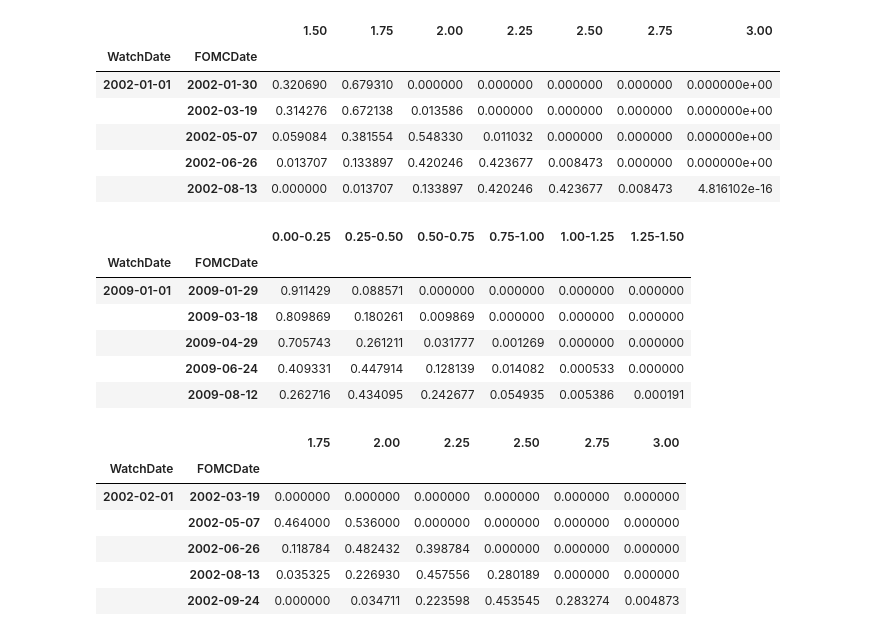
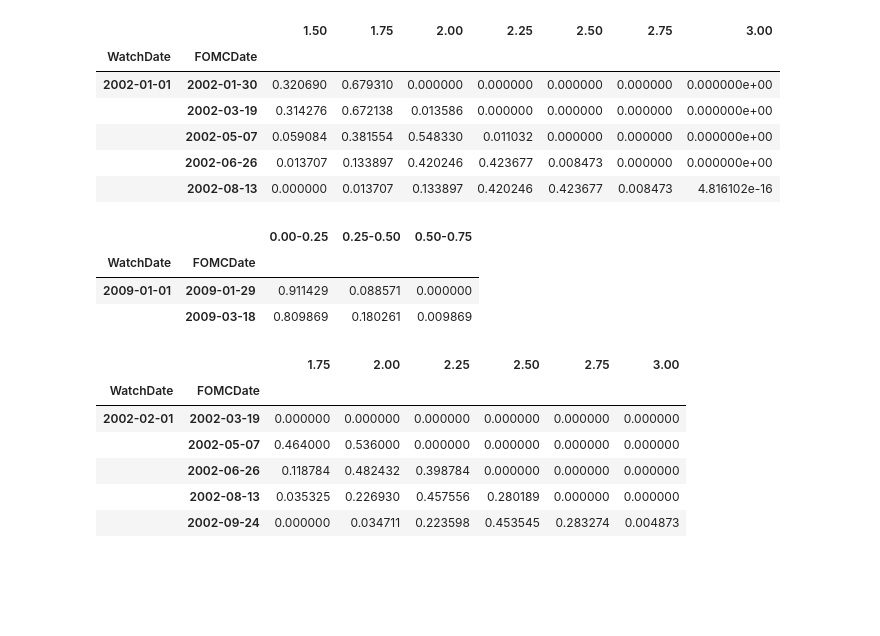
Before and after one commit to baksben/pyfedwatch, a Jupyter notebook: notebooks/Ben's_copy.ipynb, the cells around one changed output. Cells and saved outputs as stored; diff of their text form; code cells hidden in the pictures; blank space fills up the shorter version.

```diff
--- a/notebooks/Ben's_copy.ipynb
+++ b/notebooks/Ben's_copy.ipynb
@@ -314,20 +314,17 @@ t3
 # %%
 # Calculate rate expectations
 fedwatch = fw.fedwatch.FedWatch(watch_date = '2009-01-01',
                                 fomc_dates = fomc_dates_2,
-                                num_upcoming = 5,
+                                num_upcoming = 2,
                                 user_func = read_price_history,
                                 path = r'C:\Users\Asus\Documents\GitHub\pyfedwatch\data\contracts')
 t1 = fedwatch.generate_hike_info(rate_cols=True)
 t1
 # %% [output]
-|  |  | 0.00-0.25 | 0.25-0.50 | 0.50-0.75 | 0.75-1.00 | 1.00-1.25 | 1.25-1.50 |
-| WatchDate | FOMCDate |  |  |  |  |  |  |
-| 2009-01-01 | 2009-01-29 | 0.911429 | 0.088571 | 0.000000 | 0.000000 | 0.000000 | 0.000000 |
-|  | 2009-03-18 | 0.809869 | 0.180261 | 0.009869 | 0.000000 | 0.000000 | 0.000000 |
-|  | 2009-04-29 | 0.705743 | 0.261211 | 0.031777 | 0.001269 | 0.000000 | 0.000000 |
-|  | 2009-06-24 | 0.409331 | 0.447914 | 0.128139 | 0.014082 | 0.000533 | 0.000000 |
-|  | 2009-08-12 | 0.262716 | 0.434095 | 0.242677 | 0.054935 | 0.005386 | 0.000191 |
+|  |  | 0.00-0.25 | 0.25-0.50 | 0.50-0.75 |
+| WatchDate | FOMCDate |  |  |  |
+| 2009-01-01 | 2009-01-29 | 0.911429 | 0.088571 | 0.000000 |
+|  | 2009-03-18 | 0.809869 | 0.180261 | 0.009869 |
 # %%
 fedwatch2 = fw.fedwatch.FedWatch(watch_date = '2002-02-01',
                                 fomc_dates = fomc_dates_2,
```
Also changed, not shown: parts of 13 cells of this notebook, 1 other file.
